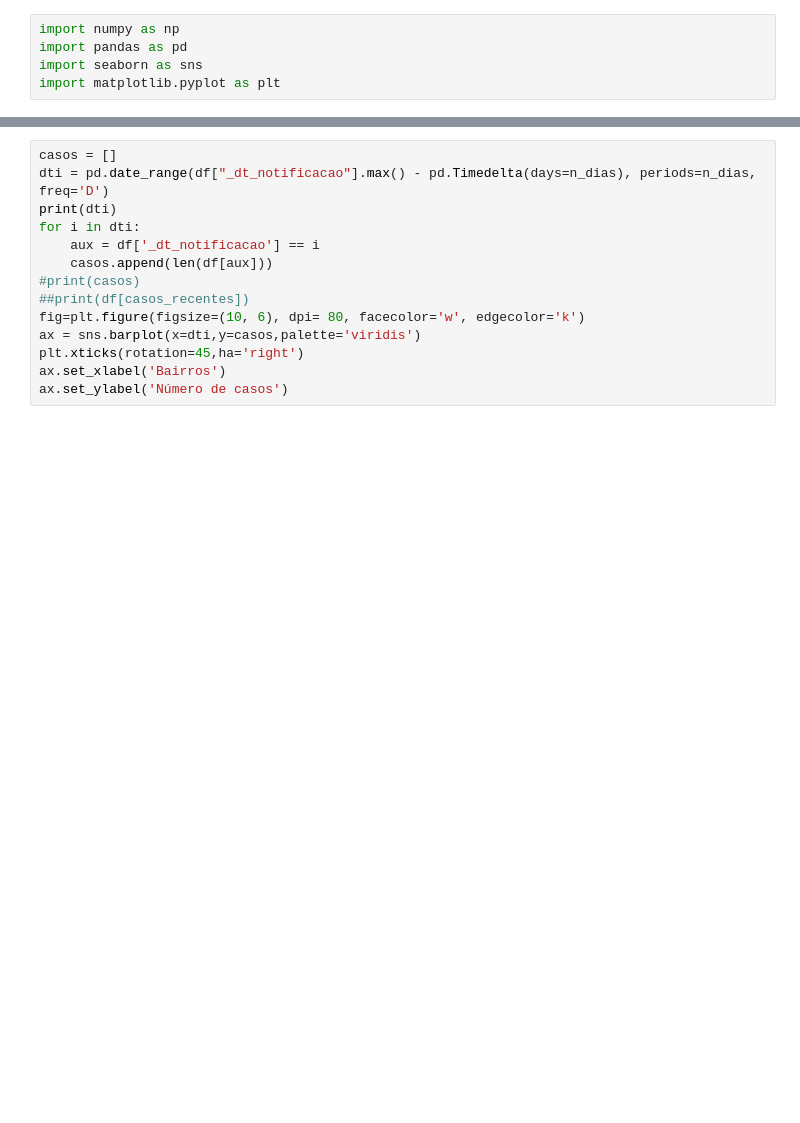
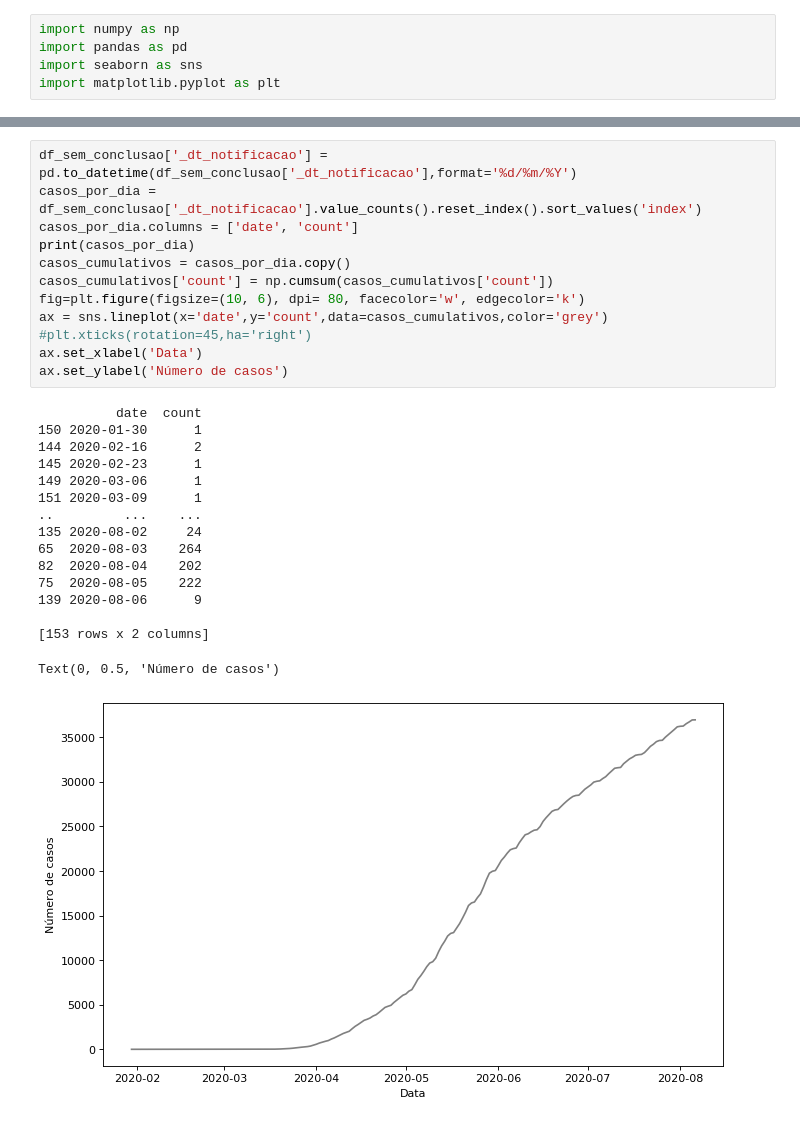
Before and after one commit to yonekura-dc/covid-manaus-redes-neurais2020, a Jupyter notebook: src/visualizacao.ipynb, the cells around one changed output, grey strips where cells are left out. Cells and saved outputs as stored; diff of their text form; blank space fills up the shorter version.

```diff
--- a/src/visualizacao.ipynb
+++ b/src/visualizacao.ipynb
@@ -104,14 +121,29 @@ Text(0, 0.5, 'Número de casos')
 # %%
-casos = []
-dti = pd.date_range(df["_dt_notificacao"].max() - pd.Timedelta(days=n_dias), periods=n_dias, freq='D')
-print(dti)
-for i in dti:
-    aux = df['_dt_notificacao'] == i
-    casos.append(len(df[aux]))
-#print(casos)
-##print(df[casos_recentes])
+df_sem_conclusao['_dt_notificacao'] = pd.to_datetime(df_sem_conclusao['_dt_notificacao'],format='%d/%m/%Y')
+casos_por_dia = df_sem_conclusao['_dt_notificacao'].value_counts().reset_index().sort_values('index')
+casos_por_dia.columns = ['date', 'count']
+print(casos_por_dia)
+casos_cumulativos = casos_por_dia.copy()
+casos_cumulativos['count'] = np.cumsum(casos_cumulativos['count'])
 fig=plt.figure(figsize=(10, 6), dpi= 80, facecolor='w', edgecolor='k')
-ax = sns.barplot(x=dti,y=casos,palette='viridis')
-plt.xticks(rotation=45,ha='right')
-ax.set_xlabel('Bairros')
+ax = sns.lineplot(x='date',y='count',data=casos_cumulativos,color='grey')
+#plt.xticks(rotation=45,ha='right')
+ax.set_xlabel('Data')
 ax.set_ylabel('Número de casos')
+# %% [output]
+          date  count
+150 2020-01-30      1
+144 2020-02-16      2
+145 2020-02-23      1
+149 2020-03-06      1
+151 2020-03-09      1
+..         ...    ...
+135 2020-08-02     24
+65  2020-08-03    264
+82  2020-08-04    202
+75  2020-08-05    222
+139 2020-08-06      9
+
+[153 rows x 2 columns]
+Text(0, 0.5, 'Número de casos')
+[figure, added]
```
Also changed, not shown: parts of 10 cells of this notebook, 1 other file.
